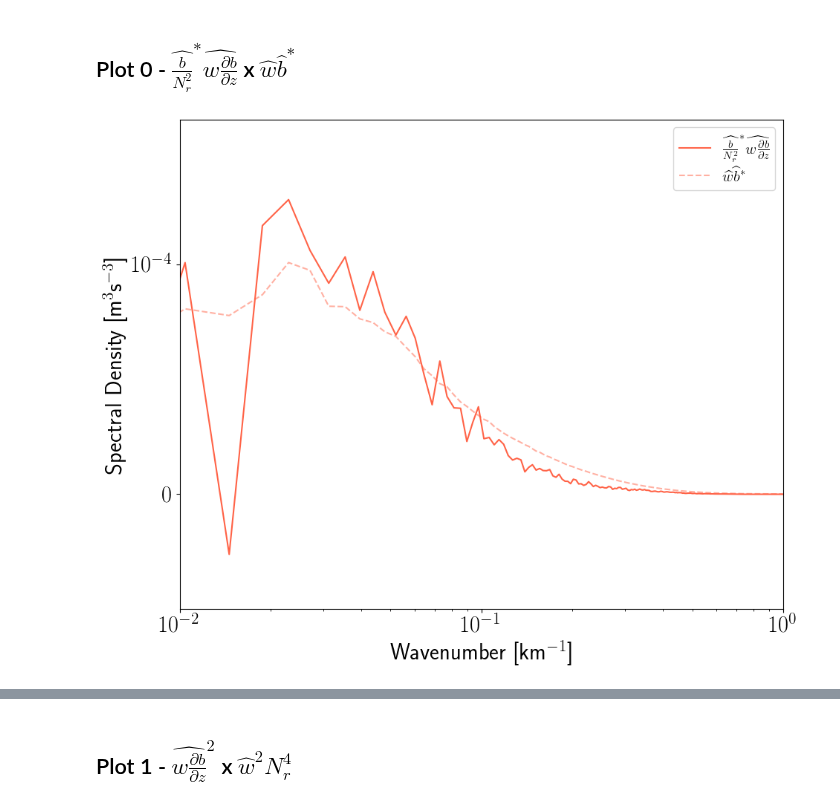
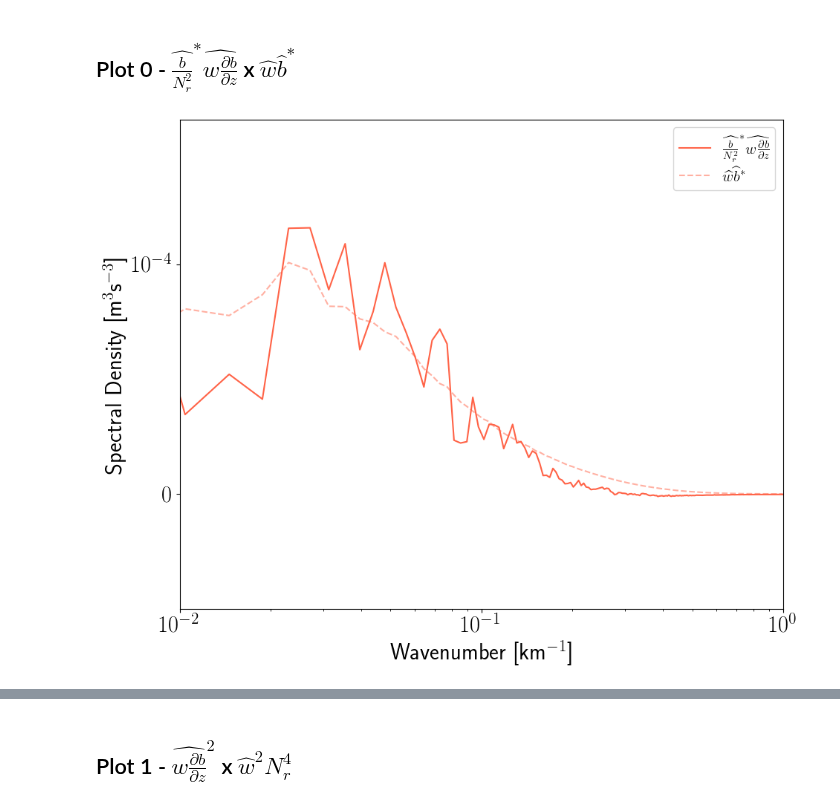
Before and after one commit to igoruchoa/FeedbackSubmeso, a Jupyter notebook: 2_CROCO/VBP_test_read&plot.ipynb, the cells around one changed output, grey strips where cells are left out. Drawn from its saved outputs; the diff is of its cells as text; code cells hidden in the pictures.

Commit message:
Adding script for test of VBP parameter in the EPE equation

```diff
--- a/2_CROCO/VBP_test_read&plot.ipynb
+++ b/2_CROCO/VBP_test_read&plot.ipynb
@@ -90,29 +112,38 @@ bN2_w_dbdz_spec=xr.open_mfdataset('/homes/metogra/iufarias/Documents/data/new_sp
+# %%
+bN2_w_dbdz_full_spec2=xr.open_mfdataset('/homes/metogra/iufarias/Documents/data/new_spec/bN2r_w_dbdz_full_fine_total.nc')['__xarray_dataarray_variable__']
+
+bN2_w_dbdz_smth_spec2=xr.open_mfdataset('/homes/metogra/iufarias/Documents/data/new_spec/bN2r_w_dbdz_smth_finer_total.nc')['__xarray_dataarray_variable__']
 # %% [markdown]
 ## Plot 0 - $\widehat{\frac{b}{N^2_r}}^* \widehat{w \frac{\partial b}{\partial z}}$ x $\widehat{w}\widehat{b}^*$
 # %%
 dxx=0.5
 # %%
 plt.figure(figsize=(10,8))
-plt.plot(wb_spec.freq_r/dxx,bN2_w_dbdz_spec.mean(['ocean_time']).mean(['z_rho_psi'])/dxx*1e3,
+# plt.plot(wb_spec.freq_r/dxx,bN2_w_dbdz_spec.mean(['ocean_time']).mean(['z_rho_psi'])/dxx*1e3,
+#          color='red',label=r'$\widehat{\frac{b}{N^2_r}}^* \widehat{w \frac{\partial b}{\partial z}}$')
+
+plt.plot(wb_spec.freq_r/dxx,bN2_w_dbdz_full_spec2[:,2:-8,:].mean(['ocean_time']).mean(['z_rho'])/dxx*1e3,
          color='tomato',label=r'$\widehat{\frac{b}{N^2_r}}^* \widehat{w \frac{\partial b}{\partial z}}$')
+
+# plt.plot(wb_spec.freq_r/dxx,bN2_w_dbdz_spec2[:,:,:].mean(['ocean_time']).mean(['z_rho'])/dxx*1e3,
+#          color='green',label=r'$\widehat{\frac{b}{N^2_r}}^* \widehat{w \frac{\partial b}{\partial z}}$')
 
 plt.plot(wb_spec.freq_r/dxx,(wb_spec).mean(['ocean_time']).mean(['z_rho_psi'])/dxx*1e3,
          color='tomato',linestyle='--',label=r' $\widehat{w}\widehat{b}^*$',alpha=0.5)
 
-# plt.plot(w_spec.freq_r/dxx,(N2z.mean(['ocean_time'])*w_spec).sum(['z_rho_psi']).mean(['ocean_time'])/dxx*1e3,
-#          color='cornflowerblue',linestyle='--',label=r' $\widehat{w}^2 N_r^4$')
 
 plt.xscale('log')
 plt.yscale('symlog', linthresh=1e-4)
 plt.xlim(1e-2,1)
 plt.ylim(-5e-5,5e-4)
 plt.legend(fontsize=15)
 
 plt.ylabel(r'Spectral Density [m$^{3}$s$^{-3}$]')
 plt.xlabel(r'Wavenumber [km$^{-1}$]')
 # plt.xlim(1//100,1)
 # plt.ylim(-1e-2,1e-2)
 plt.tight_layout()
-plt.savefig('/homes/metogra/iufarias/Documents/figures/2_CROCO/tests/Spectral_test_WB_B-N2WDBDZ_.png')
+# plt.savefig('/homes/metogra/iufarias/Documents/figures/2_CROCO/tests/Spectral_test_WB_B-N2WDBDZ_.png')
+plt.savefig('/homes/metogra/iufarias/Documents/figures/2_CROCO/tests/Spectral_test_WB_B-N2WDBDZ_finerZ.png')
 # %% [output]
-[figure, old version]
+[figure, new version]
```
Also changed, not shown: parts of 9 cells of this notebook, 1 other file.
